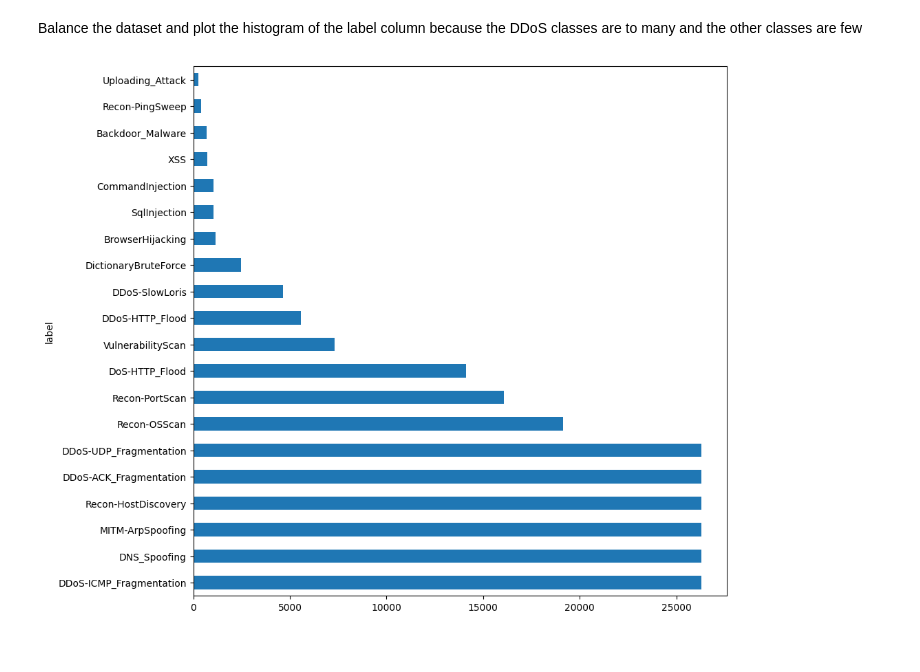
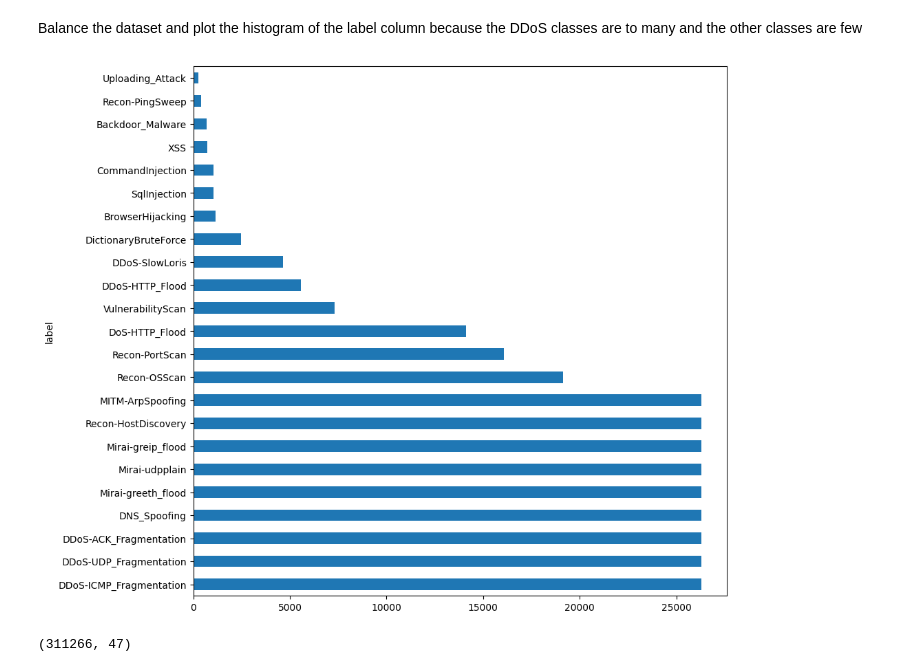
Before and after one commit to digesaremarco/confrontoDataset, a Jupyter notebook: confronto.ipynb, the cells around one changed output. Saved outputs shown, nothing was run; the diff lists cells and outputs as text; code cells hidden in the pictures.

Commit message:
Updated CicIoT balance

```diff
--- a/confronto.ipynb
+++ b/confronto.ipynb
@@ -250,17 +250,22 @@ Balance the dataset and plot the histogram of the label column because the DDoS
 # %%
 # balance the dataset
 # Separate classes
-majority_classes = ["DDoS-ICMP_Fragmentation", "MITM-ArpSpoofing", "DDoS-UDP_Fragmentation", "DDoS-ACK_Fragmentation", "DNS_Spoofing"]
+majority_classes = ["DDoS-ICMP_Fragmentation", "MITM-ArpSpoofing", "DDoS-UDP_Fragmentation", "DDoS-ACK_Fragmentation", "DNS_Spoofing", "Mirai-greeth_flood", "Mirai-udpplain", "Mirai-greip_flood"]
 minority_classes = ["Recon-HostDiscovery", "Recon-OSScan", "Recon-PortScan", "DoS-HTTP_Flood", "VulnerabilityScan", "DDoS-HTTP_Flood", "DDoS-SlowLoris", "DictionaryBruteForce", "BrowserHijacking", "SqlInjection", "CommandInjection", "XSS", "Backdoor_Malware", "Recon-PingSweep", "Uploading_Attack"]
 
 # Sample majority classes to match minority class sizes
 majority_downsampled = pd.concat([dataframe[dataframe['label'] == cls].sample(n=max(1, len(dataframe[dataframe['label'] == minority_classes[0]])), random_state=42) for cls in majority_classes])
 
 # Combine downsampled majority classes with minority classes
 balanced_dataframe = pd.concat([majority_downsampled, dataframe[dataframe['label'].isin(minority_classes)]])
 
 # Plot histogram of the label column
 balanced_dataframe['label'].value_counts().plot(kind='barh', figsize=(10, 10))
 plt.show()
 # %% [output]
-[figure, old version]
+[figure, new version]
+# %%
+# print the shape of the dataframe
+print(balanced_dataframe.shape)
+# %% [output]
+(311266, 47)
```
